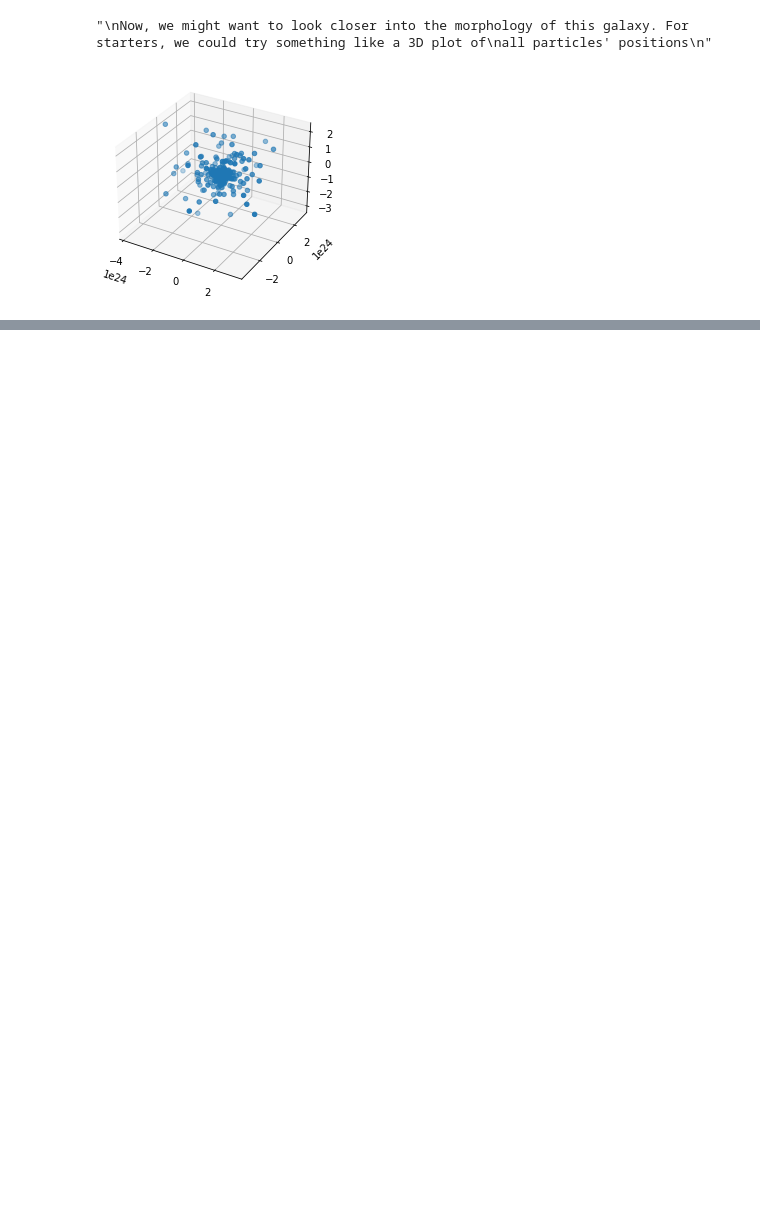
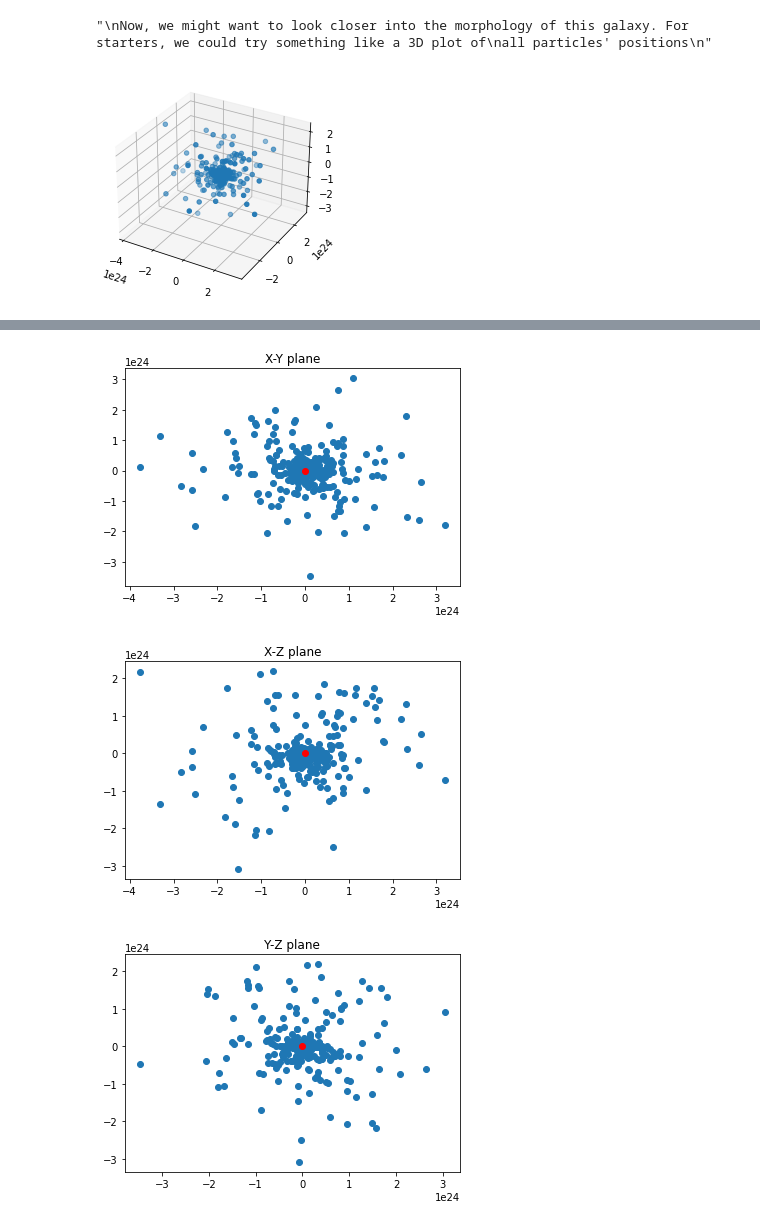
Before and after one commit to LukaJevtovic/NBody-Simulation, a Jupyter notebook: Euler.ipynb, the cells around one changed output, grey strips where cells are left out. Cells and saved outputs as stored; diff of their text form; code cells hidden in the pictures; blank space fills up the shorter version.

```diff
--- a/Euler.ipynb
+++ b/Euler.ipynb
@@ -254,0 +284,22 @@ and then calculate the density of concentric thin shells around the center of ma
+# %%
+#As we can see from the plot and the printed coordinates, the COM is somewhere near the main cluster of particles, as expected.
+#Let's see in more detail on 2D plots
+
+plt.title('X-Y plane')
+plt.scatter(X,Y)
+plt.scatter(comx,comy, color='red')
+plt.show()
+
+plt.title('X-Z plane')
+plt.scatter(X,Z)
+plt.scatter(comx,comz, color='red')
+plt.show()
+
+plt.title('Y-Z plane')
+plt.scatter(Y,Z)
+plt.scatter(comy,comz, color='red')
+plt.show()
+# %% [output]
+[figure, added]
+[figure, added]
+[figure, added]
```
Also changed, not shown: parts of 8 cells of this notebook.
